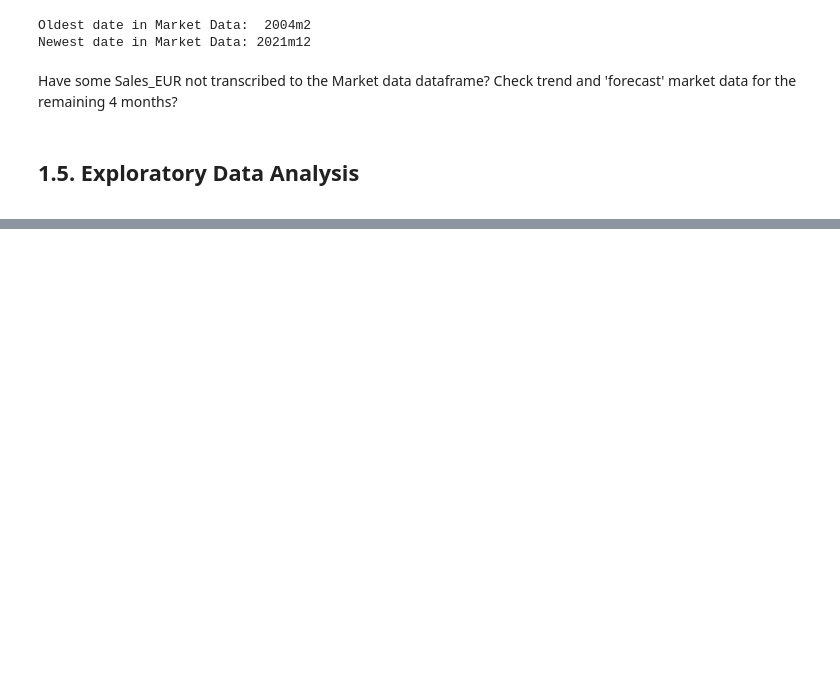
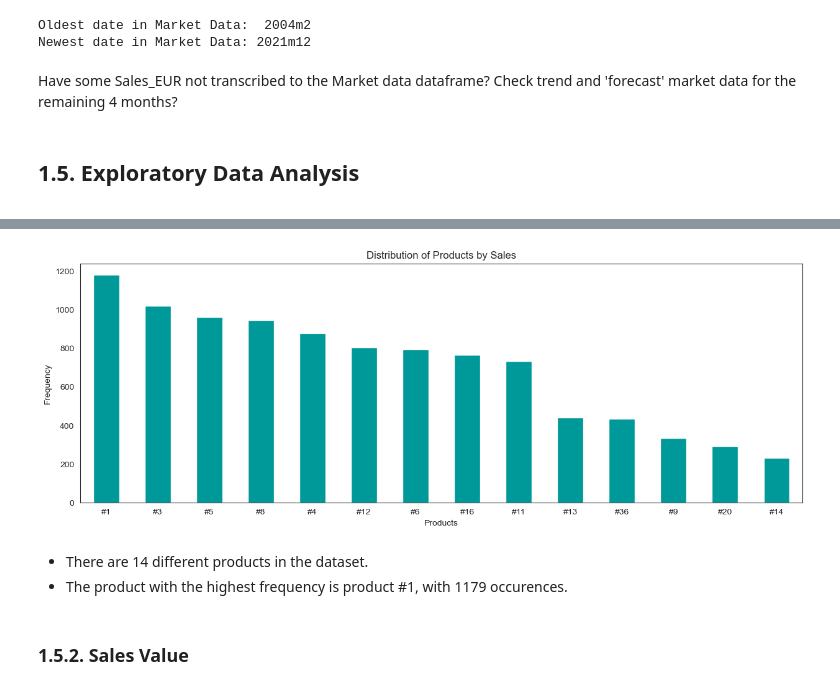
Before and after one commit to RubenCMarques/Case-2--Siemens-Sales-Forecast, a Jupyter notebook: Notebooks/Chloe_workspace.ipynb, the cells around one changed output, grey strips where cells are left out. Saved outputs shown, nothing was run; the diff lists cells and outputs as text; code cells hidden in the pictures; blank space fills up the shorter version.

Commit message:
adding visuals

```diff
--- a/Notebooks/Chloe_workspace.ipynb
+++ b/Notebooks/Chloe_workspace.ipynb
@@ -27,6 +27,10 @@ pd.set_option('display.max_colwidth', None)
 
 # Force normal decimal formatting
 pd.options.display.float_format = '{:.4f}'.format
+# %%
+# Visualisations
+sns.set_style("white")
+siemens_green = '#009999'
 # %%
 # Import xlsx dataset into pandas dataframe
 market_data = pd.read_excel('../Data/Case2_Market data.xlsx', header=[0,1,2])
@@ -380,0 +412,20 @@ Have some Sales_EUR not transcribed to the Market data dataframe? Check trend an
+# %%
+# Plot the distribution of the products by sales volume
+plt.figure(figsize=(15, 5))
+sales_data['Mapped_GCK'].value_counts().plot(kind='bar', color=siemens_green)
+plt.xlabel('Products')
+plt.ylabel('Frequency')
+plt.title('Distribution of Products by Sales')
+plt.xticks(rotation=0)
+plt.show()
+# %% [output]
+[figure, added]
+# %% [markdown]
+* There are 14 different products in the dataset.
+* The product with the highest frequency is product #1, with 1179 occurences.
+# %% [markdown]
+<a class="anchor" id="sub-section-1_5_2">
+
+### 1.5.2. Sales Value
+
+</a>
```
Also changed, not shown: parts of 18 cells of this notebook.
